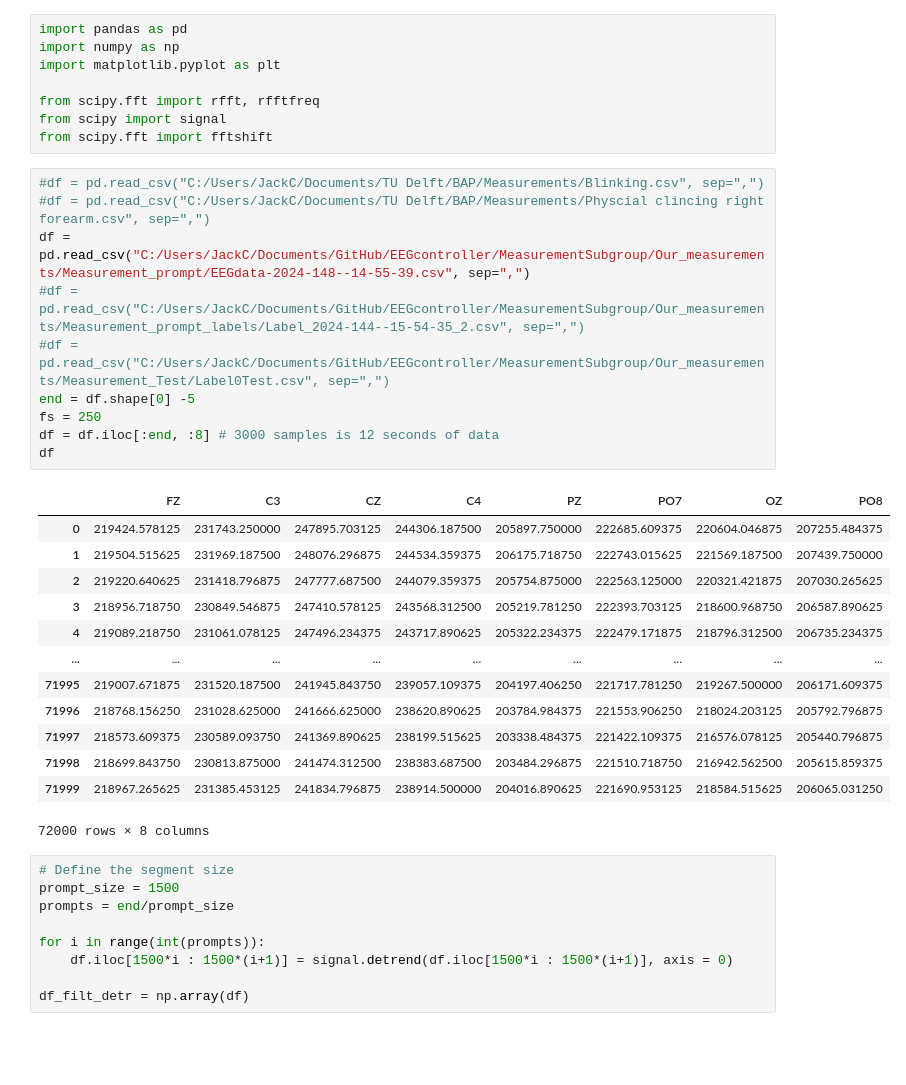
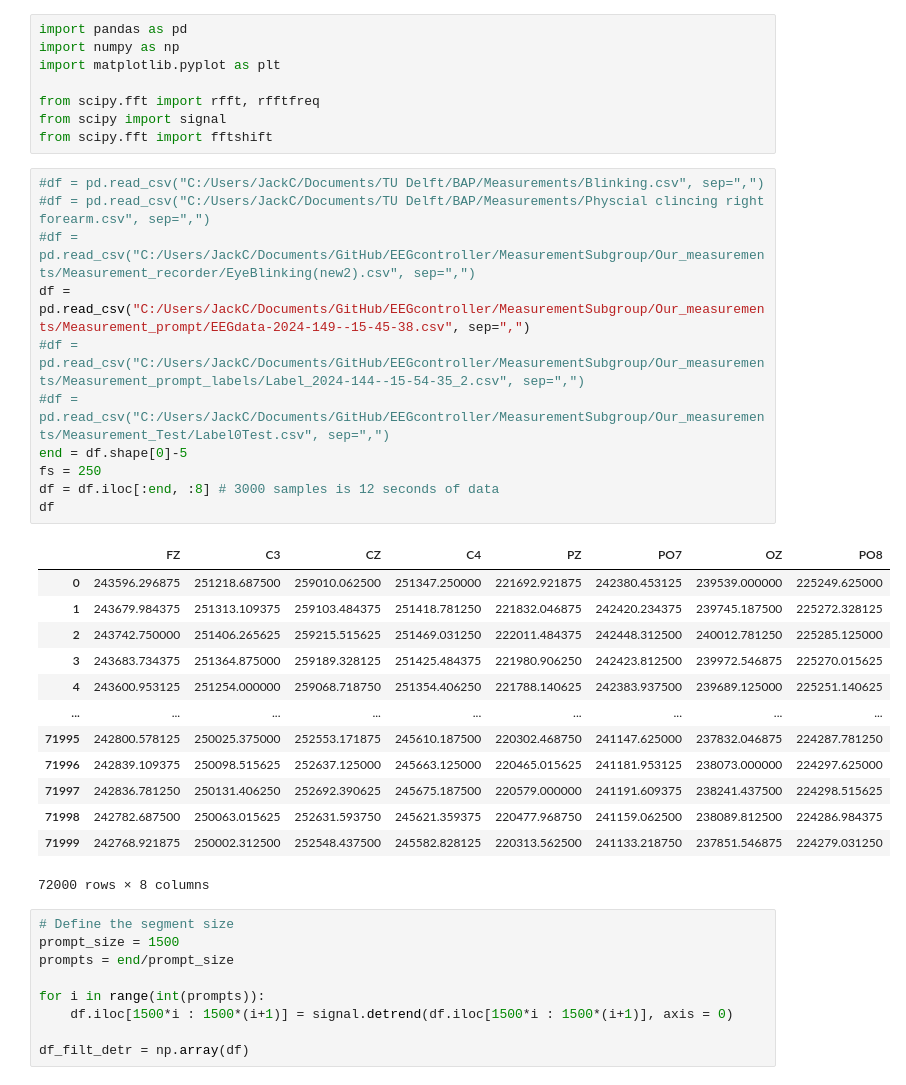
Before and after one commit to ValentijnBakkum/EEGcontroller, a Jupyter notebook: MeasurementSubgroup/Streaming/Python streaming preprocessing.ipynb, the cells around one changed output. Cells and saved outputs as stored; diff of their text form; blank space fills up the shorter version.

```diff
--- a/MeasurementSubgroup/Streaming/Python streaming preprocessing.ipynb
+++ b/MeasurementSubgroup/Streaming/Python streaming preprocessing.ipynb
@@ -9,26 +9,27 @@ from scipy.fft import fftshift
 # %%
 #df = pd.read_csv("C:/Users/JackC/Documents/TU Delft/BAP/Measurements/Blinking.csv", sep=",")
 #df = pd.read_csv("C:/Users/JackC/Documents/TU Delft/BAP/Measurements/Physcial clincing right forearm.csv", sep=",")
-df = pd.read_csv("C:/Users/JackC/Documents/GitHub/EEGcontroller/MeasurementSubgroup/Our_measurements/Measurement_prompt/EEGdata-2024-148--14-55-39.csv", sep=",")
+#df = pd.read_csv("C:/Users/JackC/Documents/GitHub/EEGcontroller/MeasurementSubgroup/Our_measurements/Measurement_recorder/EyeBlinking(new2).csv", sep=",")
+df = pd.read_csv("C:/Users/JackC/Documents/GitHub/EEGcontroller/MeasurementSubgroup/Our_measurements/Measurement_prompt/EEGdata-2024-149--15-45-38.csv", sep=",")
 #df = pd.read_csv("C:/Users/JackC/Documents/GitHub/EEGcontroller/MeasurementSubgroup/Our_measurements/Measurement_prompt_labels/Label_2024-144--15-54-35_2.csv", sep=",")
 #df = pd.read_csv("C:/Users/JackC/Documents/GitHub/EEGcontroller/MeasurementSubgroup/Our_measurements/Measurement_Test/Label0Test.csv", sep=",")
-end = df.shape[0] -5
+end = df.shape[0]-5
 fs = 250
 df = df.iloc[:end, :8] # 3000 samples is 12 seconds of data
 df
 # %% [output]
 |  | FZ | C3 | CZ | C4 | PZ | PO7 | OZ | PO8 |
-| 0 | 219424.578125 | 231743.250000 | 247895.703125 | 244306.187500 | 205897.750000 | 222685.609375 | 220604.046875 | 207255.484375 |
-| 1 | 219504.515625 | 231969.187500 | 248076.296875 | 244534.359375 | 206175.718750 | 222743.015625 | 221569.187500 | 207439.750000 |
-| 2 | 219220.640625 | 231418.796875 | 247777.687500 | 244079.359375 | 205754.875000 | 222563.125000 | 220321.421875 | 207030.265625 |
-| 3 | 218956.718750 | 230849.546875 | 247410.578125 | 243568.312500 | 205219.781250 | 222393.703125 | 218600.968750 | 206587.890625 |
-| 4 | 219089.218750 | 231061.078125 | 247496.234375 | 243717.890625 | 205322.234375 | 222479.171875 | 218796.312500 | 206735.234375 |
+| 0 | 243596.296875 | 251218.687500 | 259010.062500 | 251347.250000 | 221692.921875 | 242380.453125 | 239539.000000 | 225249.625000 |
+| 1 | 243679.984375 | 251313.109375 | 259103.484375 | 251418.781250 | 221832.046875 | 242420.234375 | 239745.187500 | 225272.328125 |
+| 2 | 243742.750000 | 251406.265625 | 259215.515625 | 251469.031250 | 222011.484375 | 242448.312500 | 240012.781250 | 225285.125000 |
+| 3 | 243683.734375 | 251364.875000 | 259189.328125 | 251425.484375 | 221980.906250 | 242423.812500 | 239972.546875 | 225270.015625 |
+| 4 | 243600.953125 | 251254.000000 | 259068.718750 | 251354.406250 | 221788.140625 | 242383.937500 | 239689.125000 | 225251.140625 |
 | ... | ... | ... | ... | ... | ... | ... | ... | ... |
-| 71995 | 219007.671875 | 231520.187500 | 241945.843750 | 239057.109375 | 204197.406250 | 221717.781250 | 219267.500000 | 206171.609375 |
-| 71996 | 218768.156250 | 231028.625000 | 241666.625000 | 238620.890625 | 203784.984375 | 221553.906250 | 218024.203125 | 205792.796875 |
-| 71997 | 218573.609375 | 230589.093750 | 241369.890625 | 238199.515625 | 203338.484375 | 221422.109375 | 216576.078125 | 205440.796875 |
-| 71998 | 218699.843750 | 230813.875000 | 241474.312500 | 238383.687500 | 203484.296875 | 221510.718750 | 216942.562500 | 205615.859375 |
-| 71999 | 218967.265625 | 231385.453125 | 241834.796875 | 238914.500000 | 204016.890625 | 221690.953125 | 218584.515625 | 206065.031250 |
+| 71995 | 242800.578125 | 250025.375000 | 252553.171875 | 245610.187500 | 220302.468750 | 241147.625000 | 237832.046875 | 224287.781250 |
+| 71996 | 242839.109375 | 250098.515625 | 252637.125000 | 245663.125000 | 220465.015625 | 241181.953125 | 238073.000000 | 224297.625000 |
+| 71997 | 242836.781250 | 250131.406250 | 252692.390625 | 245675.187500 | 220579.000000 | 241191.609375 | 238241.437500 | 224298.515625 |
+| 71998 | 242782.687500 | 250063.015625 | 252631.593750 | 245621.359375 | 220477.968750 | 241159.062500 | 238089.812500 | 224286.984375 |
+| 71999 | 242768.921875 | 250002.312500 | 252548.437500 | 245582.828125 | 220313.562500 | 241133.218750 | 237851.546875 | 224279.031250 |
 72000 rows × 8 columns
 # %%
 # Define the segment size
```
Also changed, not shown: parts of 11 cells of this notebook.
